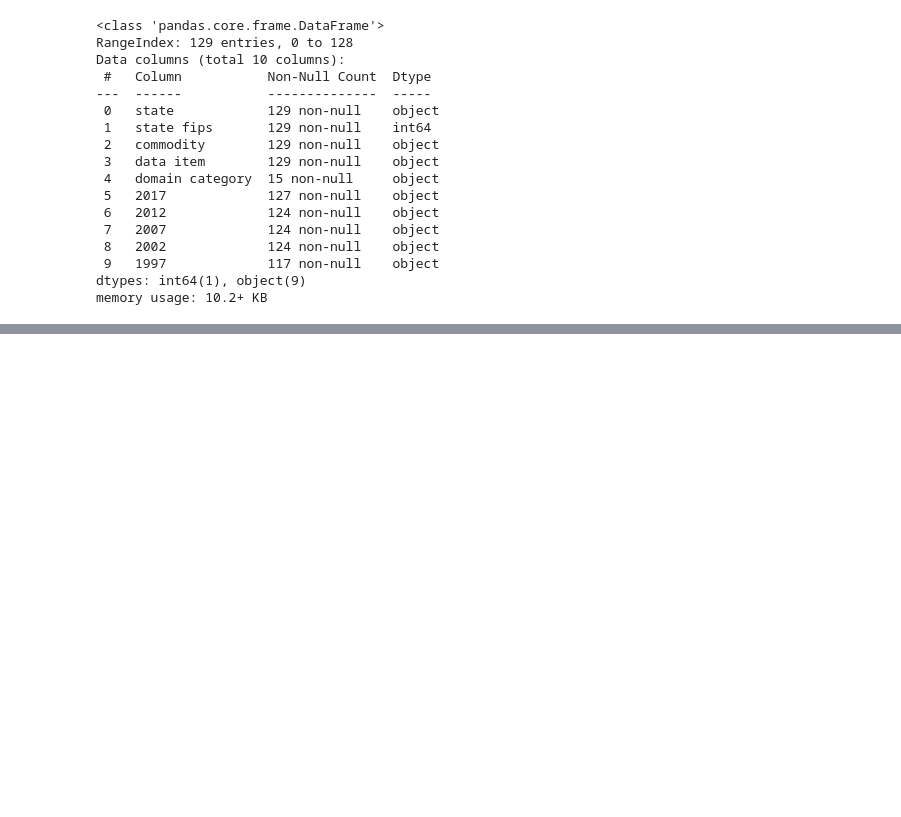
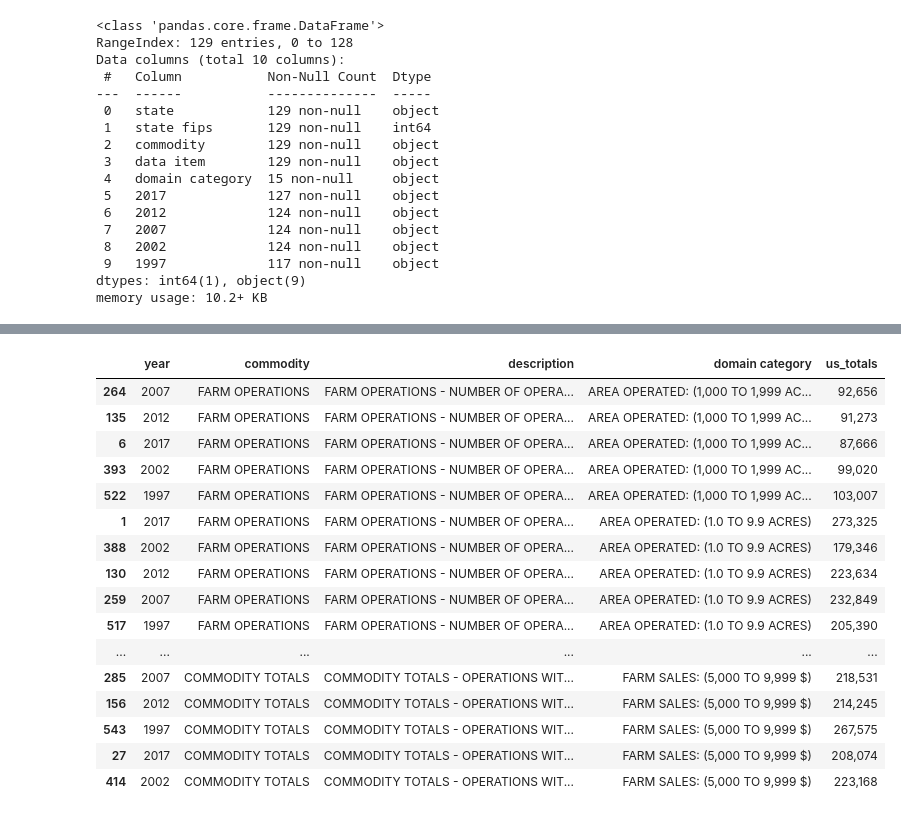
Before and after one commit to persistence-of-time/wk-12-tidy-data, a Jupyter notebook: wk12-hw-census-tidy-data.ipynb, the cells around one changed output, grey strips where cells are left out. Saved outputs shown, nothing was run; the diff lists cells and outputs as text; code cells hidden in the pictures; blank space fills up the shorter version.

```diff
--- a/wk12-hw-census-tidy-data.ipynb
+++ b/wk12-hw-census-tidy-data.ipynb
@@ -83,0 +103,6 @@ KeyError: "['a' 'b'] not found in axis"
+# %%
+# Moved Year to the begining of the index.
+first_column = melted_df.pop('year')
+melted_df.insert(0, 'year', first_column)
+
+melted_df
@@ -83,0 +123,22 @@ KeyError: "['a' 'b'] not found in axis"
+# %%
+dc = melted_df.sort_values(by=["domain category"], ascending=True)
+# %%
+dc.head(60)
+# %% [output]
+|  | year | commodity | description | domain category | us_totals |
+| 264 | 2007 | FARM OPERATIONS | FARM OPERATIONS - NUMBER OF OPERA... | AREA OPERATED: (1,000 TO 1,999 AC... | 92,656 |
+| 135 | 2012 | FARM OPERATIONS | FARM OPERATIONS - NUMBER OF OPERA... | AREA OPERATED: (1,000 TO 1,999 AC... | 91,273 |
+| 6 | 2017 | FARM OPERATIONS | FARM OPERATIONS - NUMBER OF OPERA... | AREA OPERATED: (1,000 TO 1,999 AC... | 87,666 |
+| 393 | 2002 | FARM OPERATIONS | FARM OPERATIONS - NUMBER OF OPERA... | AREA OPERATED: (1,000 TO 1,999 AC... | 99,020 |
+| 522 | 1997 | FARM OPERATIONS | FARM OPERATIONS - NUMBER OF OPERA... | AREA OPERATED: (1,000 TO 1,999 AC... | 103,007 |
+| 1 | 2017 | FARM OPERATIONS | FARM OPERATIONS - NUMBER OF OPERA... | AREA OPERATED: (1.0 TO 9.9 ACRES) | 273,325 |
+| 388 | 2002 | FARM OPERATIONS | FARM OPERATIONS - NUMBER OF OPERA... | AREA OPERATED: (1.0 TO 9.9 ACRES) | 179,346 |
+| 130 | 2012 | FARM OPERATIONS | FARM OPERATIONS - NUMBER OF OPERA... | AREA OPERATED: (1.0 TO 9.9 ACRES) | 223,634 |
+| 259 | 2007 | FARM OPERATIONS | FARM OPERATIONS - NUMBER OF OPERA... | AREA OPERATED: (1.0 TO 9.9 ACRES) | 232,849 |
+| 517 | 1997 | FARM OPERATIONS | FARM OPERATIONS - NUMBER OF OPERA... | AREA OPERATED: (1.0 TO 9.9 ACRES) | 205,390 |
+| ... | ... | ... | ... | ... | ... |
+| 285 | 2007 | COMMODITY TOTALS | COMMODITY TOTALS - OPERATIONS WIT... | FARM SALES: (5,000 TO 9,999 $) | 218,531 |
+| 156 | 2012 | COMMODITY TOTALS | COMMODITY TOTALS - OPERATIONS WIT... | FARM SALES: (5,000 TO 9,999 $) | 214,245 |
+| 543 | 1997 | COMMODITY TOTALS | COMMODITY TOTALS - OPERATIONS WIT... | FARM SALES: (5,000 TO 9,999 $) | 267,575 |
+| 27 | 2017 | COMMODITY TOTALS | COMMODITY TOTALS - OPERATIONS WIT... | FARM SALES: (5,000 TO 9,999 $) | 208,074 |
+| 414 | 2002 | COMMODITY TOTALS | COMMODITY TOTALS - OPERATIONS WIT... | FARM SALES: (5,000 TO 9,999 $) | 223,168 |
```
Also changed, not shown: parts of 17 cells of this notebook.
